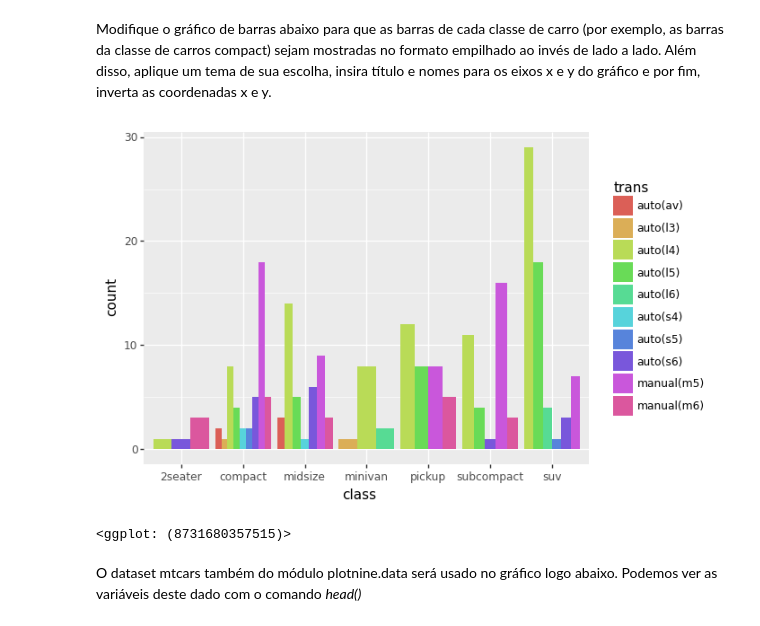
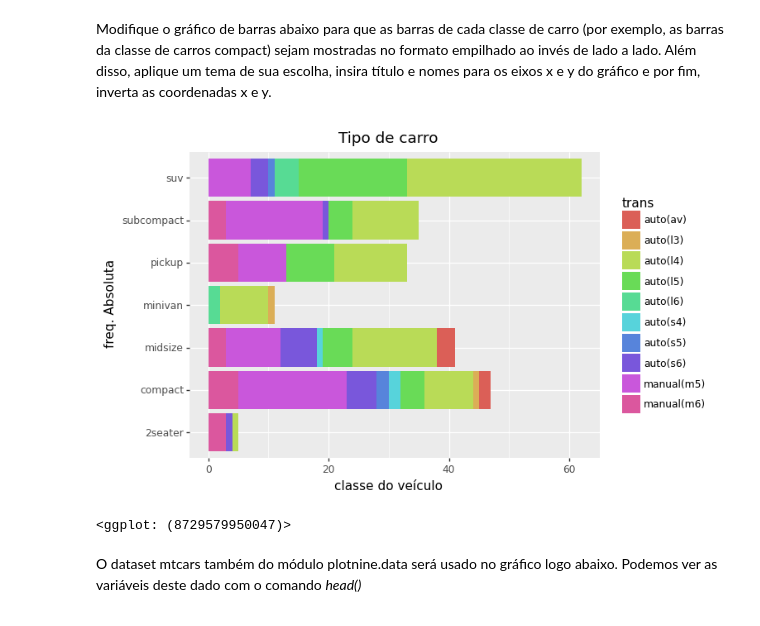
Before and after one commit to ef-souza/intro_python_verao_ime_2023, a Jupyter notebook: exercicios/exercicio04.ipynb, the cells around one changed output. Saved outputs shown, nothing was run; the diff lists cells and outputs as text; code cells hidden in the pictures.

```diff
--- a/exercicios/exercicio04.ipynb
+++ b/exercicios/exercicio04.ipynb
@@ -40,11 +40,15 @@ Modifique o gráfico de barras abaixo para que as barras de cada classe de carro
 # %%
 ## Gráfico de Barras
 (ggplot(mpg, aes(x = "class", fill = "trans")) +
- geom_bar(position = "dodge")
+ geom_bar(position = "stack") +
+ coord_flip() +
+ labs(x = "freq. absoluta",
+      y = "classe do veículo",
+      title = "Tipo de carro")
  )
 # %% [output]
-[figure, old version]
+[figure, new version]
-<ggplot: (8731680357515)>
+<ggplot: (8729579950047)>
 # %% [markdown]
 O dataset mtcars também do módulo plotnine.data será usado no gráfico logo abaixo. Podemos ver as variáveis deste dado com o comando *head()*
 # %%
```
Also changed, not shown: 1 other file.
